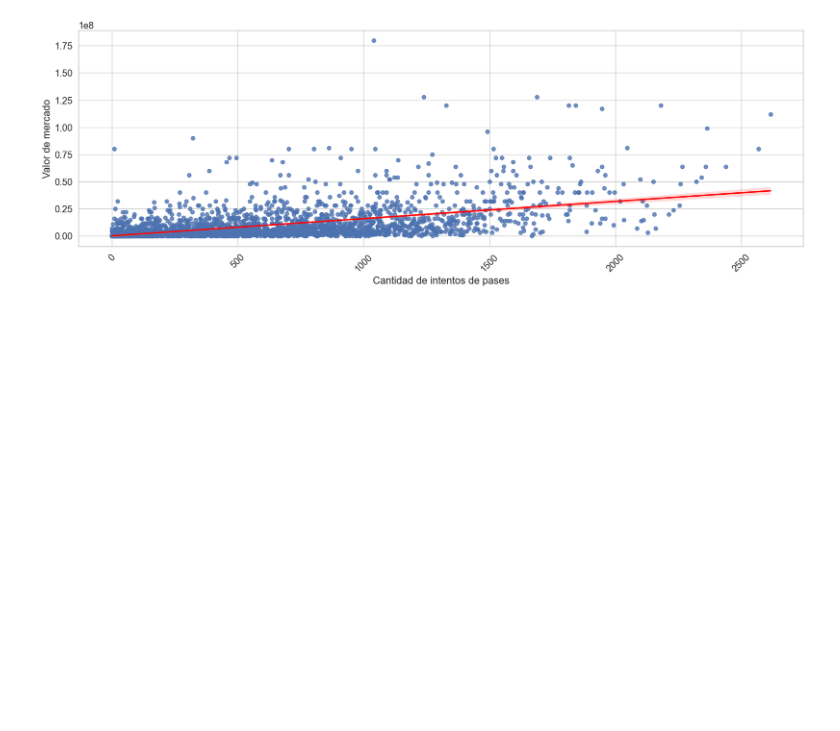
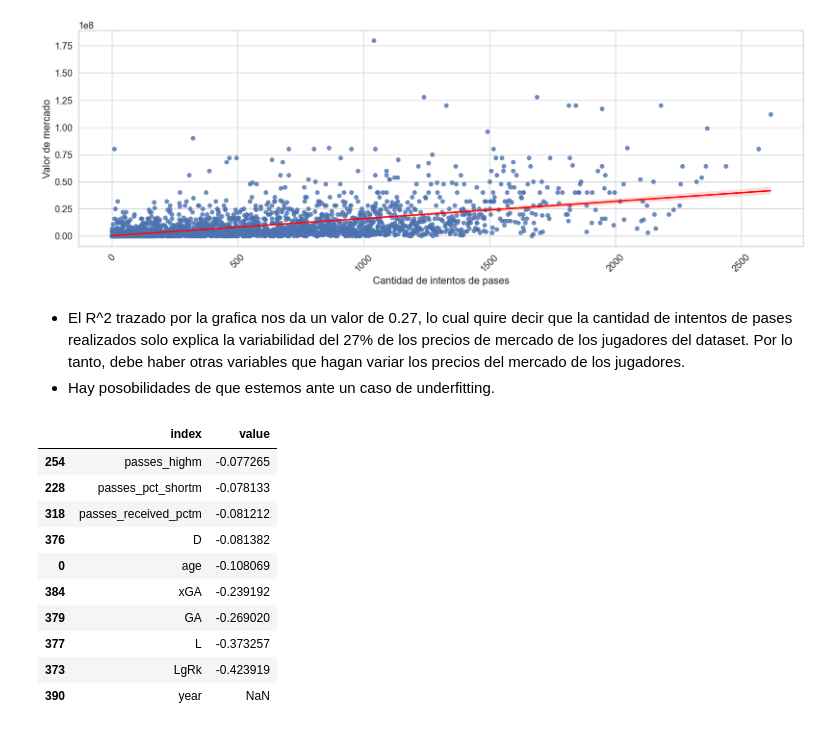
Before and after one commit to santiagoduc0s/football-players-statistics, a Jupyter notebook: football-players.ipynb, the cells around one changed output. Drawn from its saved outputs; the diff is of its cells as text; code cells hidden in the pictures; blank space fills up the shorter version.

```diff
--- a/football-players.ipynb
+++ b/football-players.ipynb
@@ -605,3 +634,20 @@ fig.update_xaxes(title_text='Cantidad de intentos de pases')
 
 # Muestra el gráfico
 fig.show()
+# %% [markdown]
+* El R^2 trazado por la grafica nos da un valor de 0.27, lo cual quire decir que la cantidad de intentos de pases realizados solo explica la variabilidad del 27% de los precios de mercado de los jugadores del dataset. Por lo tanto, debe haber otras variables que hagan variar los precios del mercado de los jugadores.
+* Hay posobilidades de que estemos ante un caso de underfitting.
+# %%
+df_1920_numeric.corr()['value'].reset_index().sort_values(by='value', ascending=False).tail(10)
+# %% [output]
+|  | index | value |
+| 254 | passes_highm | -0.077265 |
+| 228 | passes_pct_shortm | -0.078133 |
+| 318 | passes_received_pctm | -0.081212 |
+| 376 | D | -0.081382 |
+| 0 | age | -0.108069 |
+| 384 | xGA | -0.239192 |
+| 379 | GA | -0.269020 |
+| 377 | L | -0.373257 |
+| 373 | LgRk | -0.423919 |
+| 390 | year | NaN |
```
Also changed, not shown: parts of 14 cells of this notebook.
